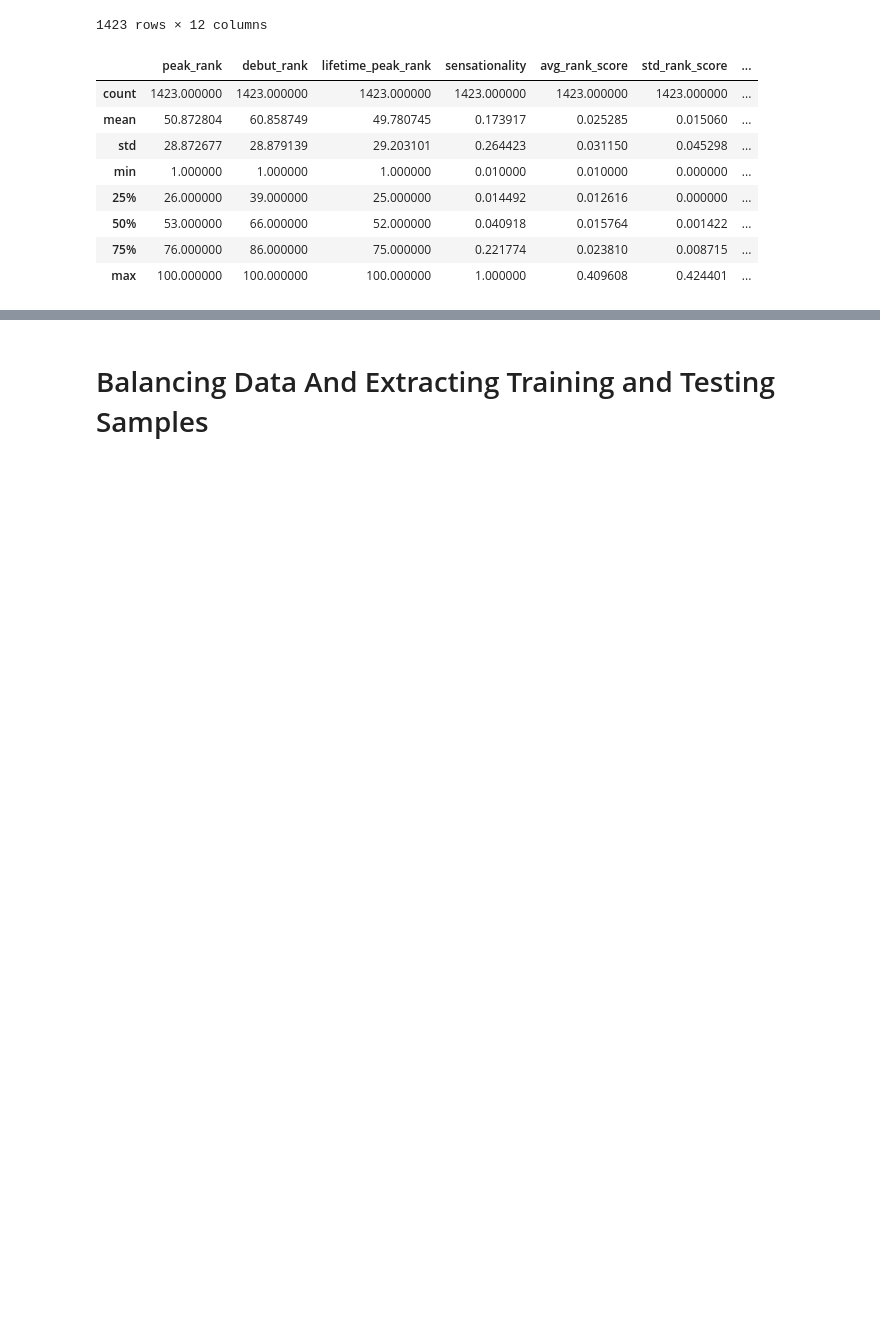
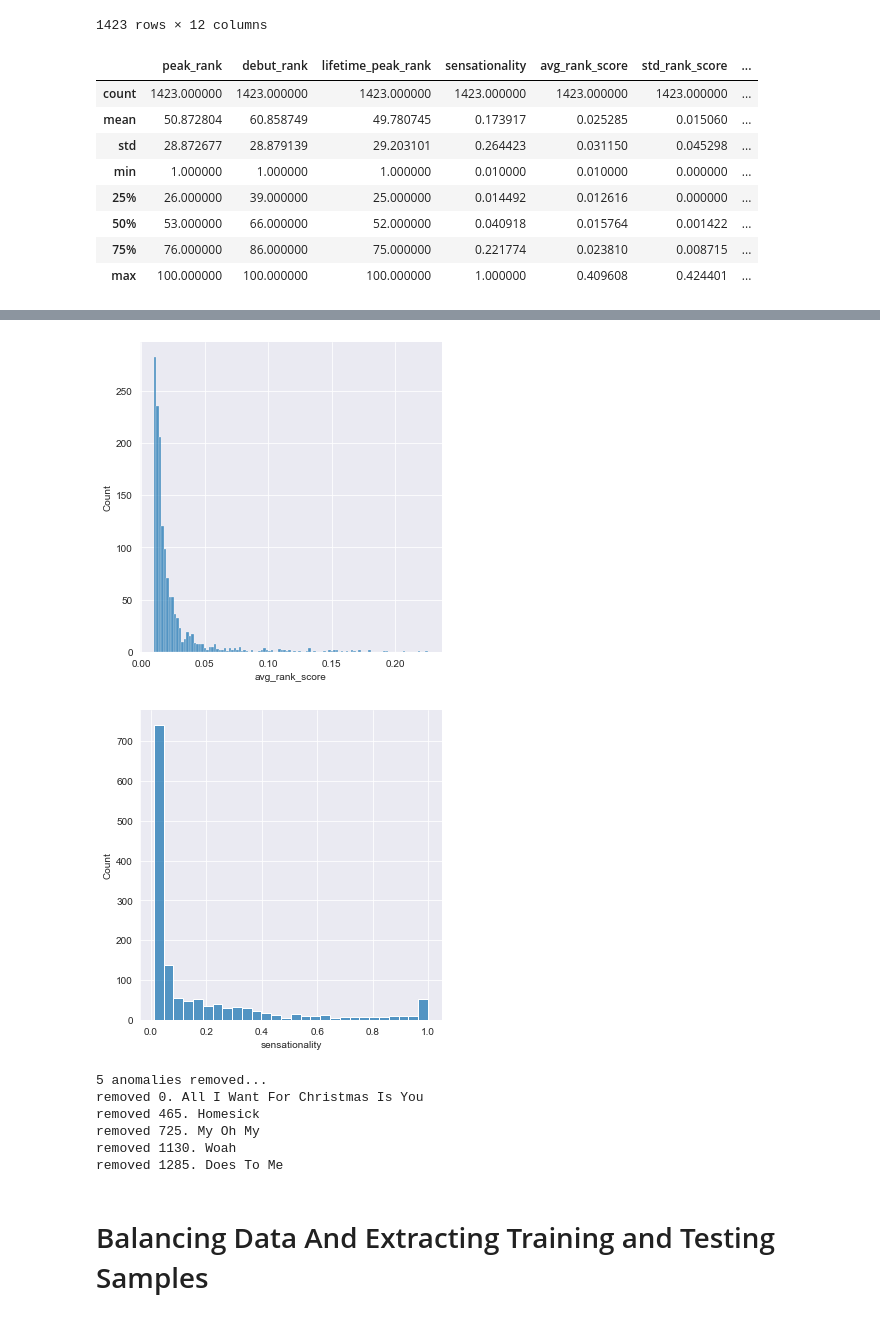
Before and after one commit to Santius0/comp-6940-project, a Jupyter notebook: notebooks/regression.ipynb, the cells around one changed output, grey strips where cells are left out. Cells and saved outputs as stored; diff of their text form; code cells hidden in the pictures; blank space fills up the shorter version.

```diff
--- a/notebooks/regression.ipynb
+++ b/notebooks/regression.ipynb
@@ -167,3 +211,28 @@ def run_regression(model, X, y):
+# %%
+dbscan = DBSCAN(eps = 0.1, min_samples = 100)
+pred = dbscan.fit_predict(pop_metrics[['avg_rank_score']])
+# pred = dbscan.fit_predict(data_df)
+anom_index = np.where(pred == -1)
+df = data_df[~data_df.index.isin(anom_index[0])]
+pm = pop_metrics[~pop_metrics.index.isin(anom_index[0])]
+
+sns.displot(pm['avg_rank_score'])
+plt.show()
+sns.displot(pm['sensationality'])
+plt.show()
+
+print(f"{len(anom_index[0])} anomalies removed...")
+for an_idx in anom_index[0]:
+    print(f"removed {an_idx}. {billboard_df['title'].iloc[an_idx]}")
+# %% [output]
+[figure, added]
+[figure, added]
+5 anomalies removed...
+removed 0. All I Want For Christmas Is You
+removed 465. Homesick
+removed 725. My Oh My
+removed 1130. Woah
+removed 1285. Does To Me
 # %% [markdown]
 # Balancing Data And Extracting Training and Testing Samples
 # %%
```
Also changed, not shown: parts of 15 cells of this notebook, 2 other files.
